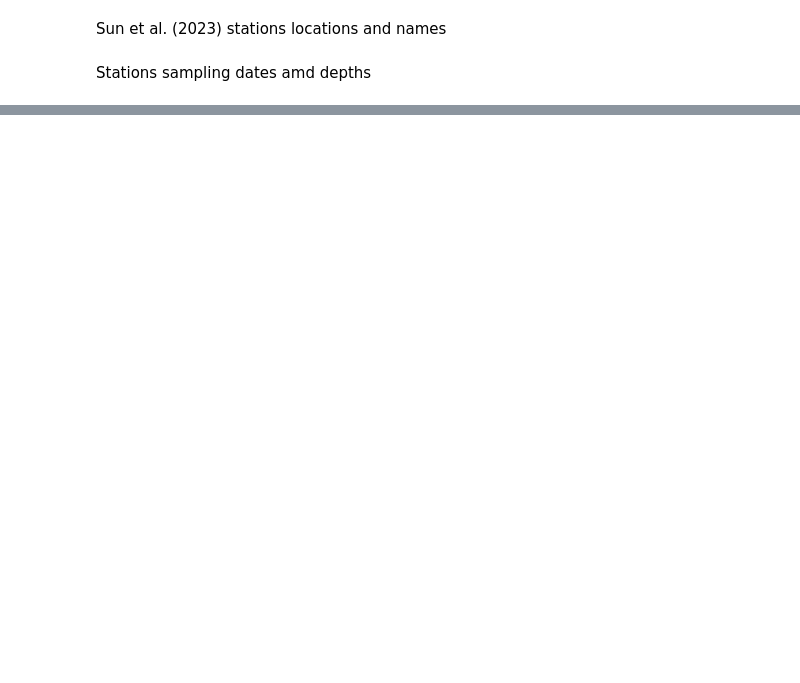
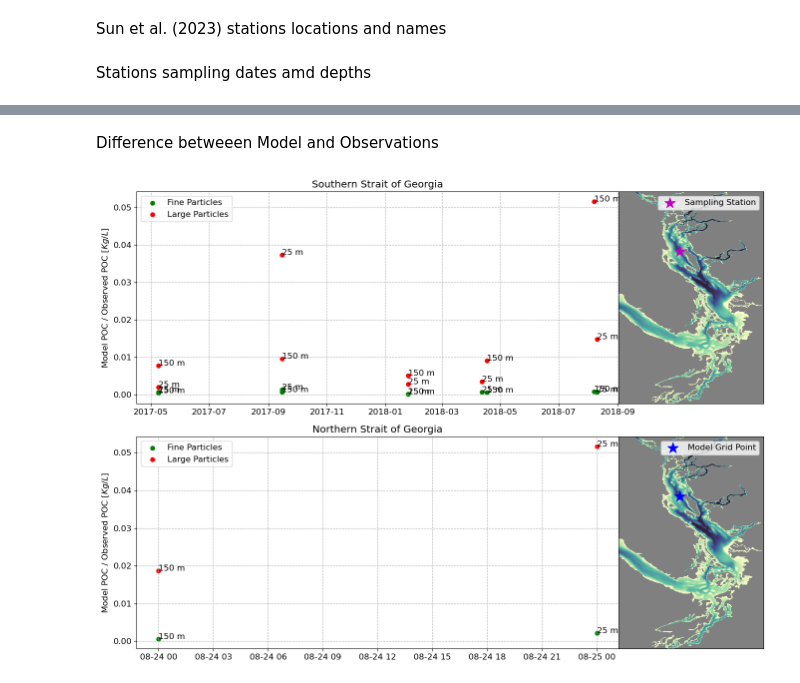
Before and after one commit to SalishSeaCast/analysis-vicente, a Jupyter notebook: Ocean_Parcels/drafts/POC_parameters.ipynb, the cells around one changed output, grey strips where cells are left out. Saved outputs shown, nothing was run; the diff lists cells and outputs as text; code cells hidden in the pictures; blank space fills up the shorter version.

Commit message:
updates and bottom problem scripts

```diff
--- a/Ocean_Parcels/drafts/POC_parameters.ipynb
+++ b/Ocean_Parcels/drafts/POC_parameters.ipynb
@@ -923,0 +928,55 @@ with plt.rc_context({'font.size': 12}):
+# %% [markdown]
+Difference betweeen Model and Observations
+# %%
+diff_SS_f = np.concatenate(poc_model_SS) / poc_SS_f
+diff_SS_L = np.concatenate(poc_model_SS) / poc_SS_L
+diff_NS_f = np.concatenate(poc_model_NS) / poc_NS_f
+diff_NS_L = np.concatenate(poc_model_NS) / poc_NS_L
+# %%
+with plt.rc_context({'font.size': 12}):
+#
+    fig, ax = plt.subplots(2,1, figsize = (14, 10))
+    ax[0].scatter(time_SS, diff_SS_f, c = 'g', label = 'Fine Particles')
+    ax[0].scatter(time_SS, diff_SS_L, c = 'r', label = 'Large Particles')
+    for i, txt in enumerate(dd_s):
+        ax[0].annotate(txt+' m', (time_SS[i], diff_SS_f[i]))
+        ax[0].annotate(txt+' m', (time_SS[i], diff_SS_L[i]))
+    #
+    ax[0].grid(linestyle = '--')
+    ax[0].set_ylabel(r'Model POC / Observed POC [$Kg/L$]')
+    ax[0].legend()
+    ax[0].set_title('Southern Strait of Georgia')
+    #
+    axins = ax[0].inset_axes([1, 0, 0.3, 1])
+    #
+    prof = axins.pcolormesh(bathy.Bathymetry, cmap=cmap)
+    axins.scatter(gp_NS_i[0],gp_NS_j[0], c ='m', marker='*', s=250, label = 'Sampling Station')
+    axins.legend()
+    #
+    axins.tick_params(which='both',bottom=False, top=False, left=False, right=False, labelbottom=False, labelleft=False)
+    ####################################################################################################################
+    #
+    #
+    ax[1].scatter(time_NS, diff_NS_f, c = 'g', label = 'Fine Particles')
+    ax[1].scatter(time_NS, diff_NS_L, c = 'r', label = 'Large Particles')
+    #
+    for i, txt in enumerate(dd_n):
+        ax[1].annotate(txt+' m', (time_NS[i], diff_NS_f[i]))
+        ax[1].annotate(txt+' m', (time_NS[i], diff_NS_L[i]))
+    #
+    ax[1].grid(linestyle = '--')
+    ax[1].set_ylabel(r'Model POC / Observed POC [$Kg/L$]')
+    ax[1].legend()
+    ax[1].set_title('Northern Strait of Georgia')
+    #
+    axins1 = ax[1].inset_axes([1, 0, 0.3, 1])
+    #
+    prof = axins1.pcolormesh(bathy.Bathymetry, cmap=cmap)
+    axins1.scatter(gp_NS_i[0],gp_NS_j[0], c ='b', marker='*', s=250, label = 'Model Grid Point')
+    axins1.legend()
+    axins1.tick_params(which='both',bottom=False, top=False, left=False, right=False, labelbottom=False, labelleft=False)
+    #
+    #
+    plt.tight_layout()
+# %% [output]
+[figure, added]
```
Also changed, not shown: parts of 28 cells of this notebook, 5 other files.
